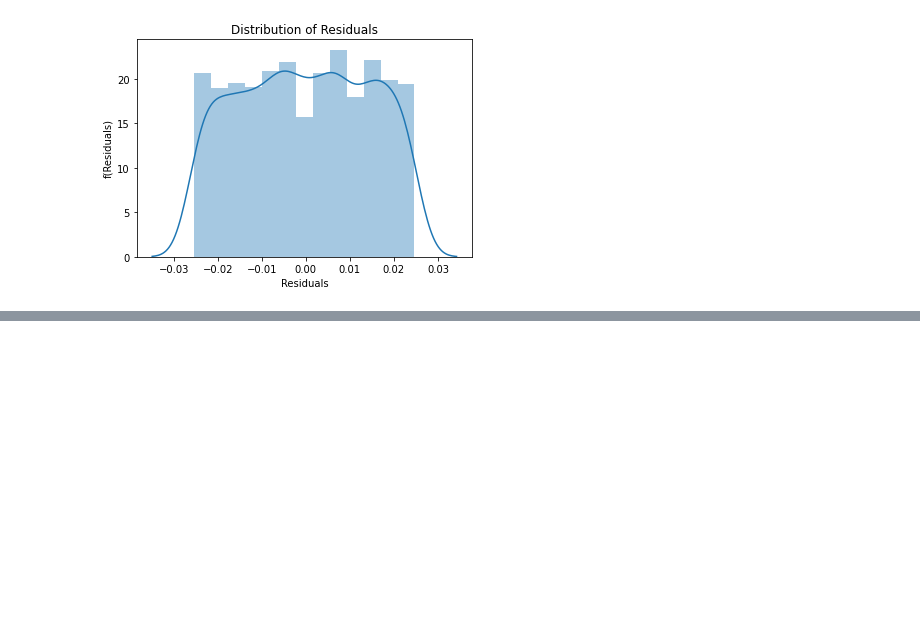
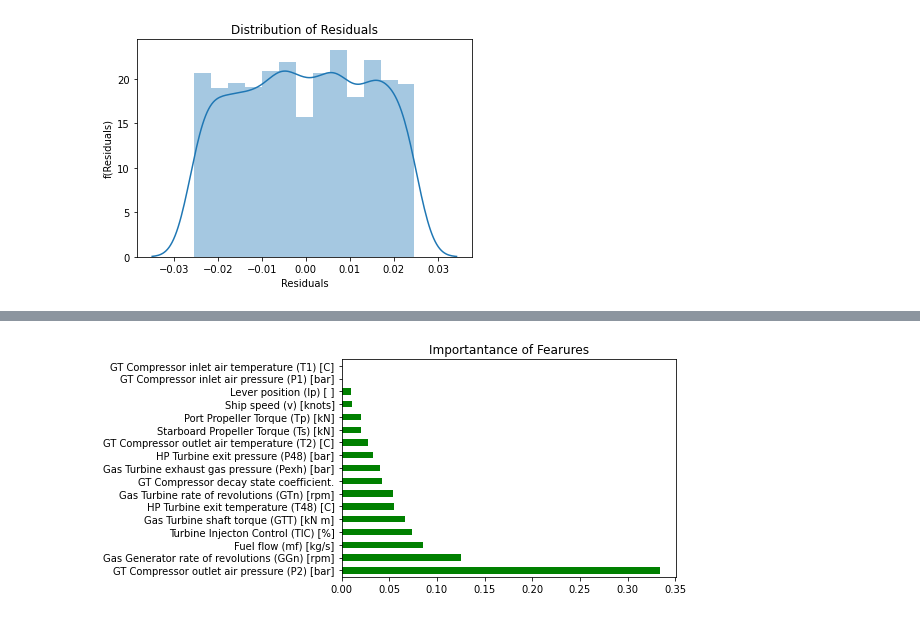
Before and after one commit to rawat999/Propulsion-Plants-Decay-Evaluation, a Jupyter notebook: Propulsion_Plants_Decay_Evaluation.ipynb, the cells around one changed output, grey strips where cells are left out. Saved outputs shown, nothing was run; the diff lists cells and outputs as text; code cells hidden in the pictures; blank space fills up the shorter version.

```diff
--- a/Propulsion_Plants_Decay_Evaluation.ipynb
+++ b/Propulsion_Plants_Decay_Evaluation.ipynb
@@ -563,0 +586,3 @@ plt.show()
+# %%
+X = df.drop(columns=['GT Turbine decay state coefficient.'])
+y = df.iloc[:,-1]
@@ -563,0 +591,3 @@ plt.show()
+# %%
+model_etr = ExtraTreesRegressor()
+model_etr.fit(X,y)
@@ -563,0 +623,8 @@ plt.show()
+# %%
+#plot graph of feature importances for better visualization
+feat_importances = pd.Series(model_etr.feature_importances_, index=X.columns)
+feat_importances.nlargest(20).plot(kind='barh',color='green')
+plt.title('Importantance of Fearures')
+plt.show()
+# %% [output]
+[figure, added]
```
Also changed, not shown: parts of 42 cells of this notebook.
